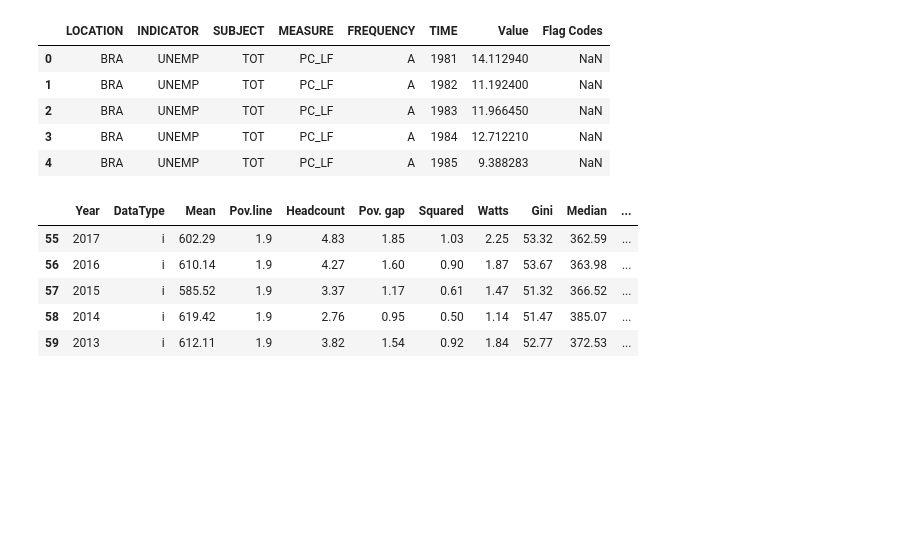
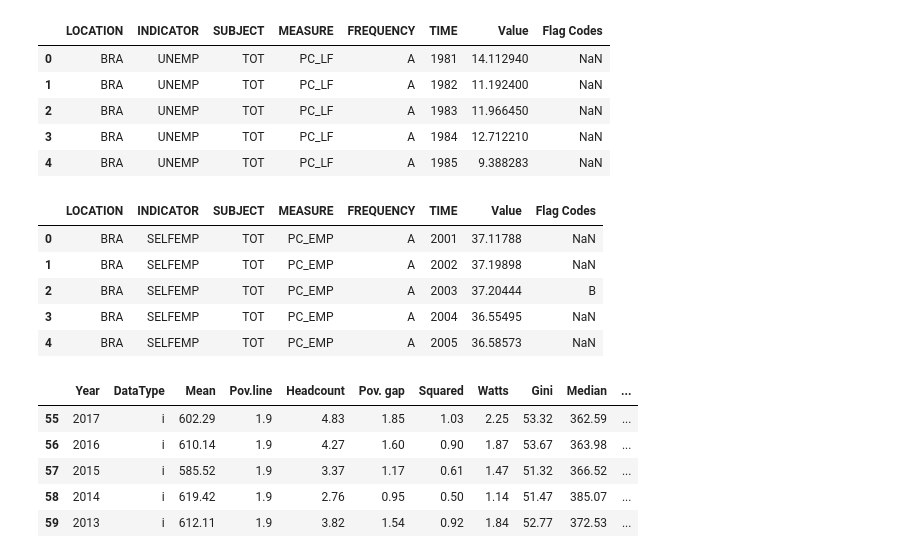
Before and after one commit to torres07/pg-infoviz, a Jupyter notebook: extreme-poverty.ipynb, the cells around one changed output. Saved outputs shown, nothing was run; the diff lists cells and outputs as text; code cells hidden in the pictures; blank space fills up the shorter version.

```diff
--- a/extreme-poverty.ipynb
+++ b/extreme-poverty.ipynb
@@ -188,6 +188,17 @@ unempl_data.head()
 | 2 | BRA | UNEMP | TOT | PC_LF | A | 1983 | 11.966450 | NaN |
 | 3 | BRA | UNEMP | TOT | PC_LF | A | 1984 | 12.712210 | NaN |
 | 4 | BRA | UNEMP | TOT | PC_LF | A | 1985 | 9.388283 | NaN |
+# %%
+self_empl_data = pd.read_csv('data/oecd_self-employment.csv')
+self_empl_data = self_empl_data[self_empl_data['LOCATION'] == 'BRA']
+self_empl_data.head()
+# %% [output]
+|  | LOCATION | INDICATOR | SUBJECT | MEASURE | FREQUENCY | TIME | Value | Flag Codes |
+| 0 | BRA | SELFEMP | TOT | PC_EMP | A | 2001 | 37.11788 | NaN |
+| 1 | BRA | SELFEMP | TOT | PC_EMP | A | 2002 | 37.19898 | NaN |
+| 2 | BRA | SELFEMP | TOT | PC_EMP | A | 2003 | 37.20444 | B |
+| 3 | BRA | SELFEMP | TOT | PC_EMP | A | 2004 | 36.55495 | NaN |
+| 4 | BRA | SELFEMP | TOT | PC_EMP | A | 2005 | 36.58573 | NaN |
 # %%
 data_brazil = data[data['Country'] == 'Brazil']
 data_brazil = data_brazil.assign(GDP = np.nan)
```
Also changed, not shown: parts of 7 cells of this notebook, 2 other files.
